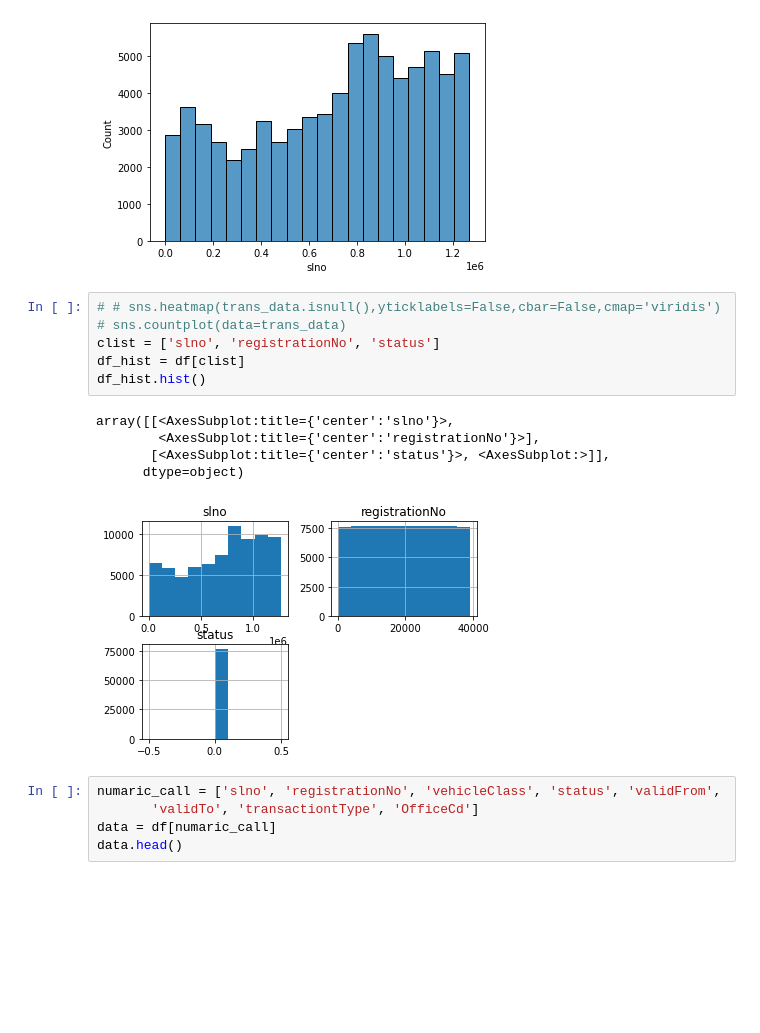
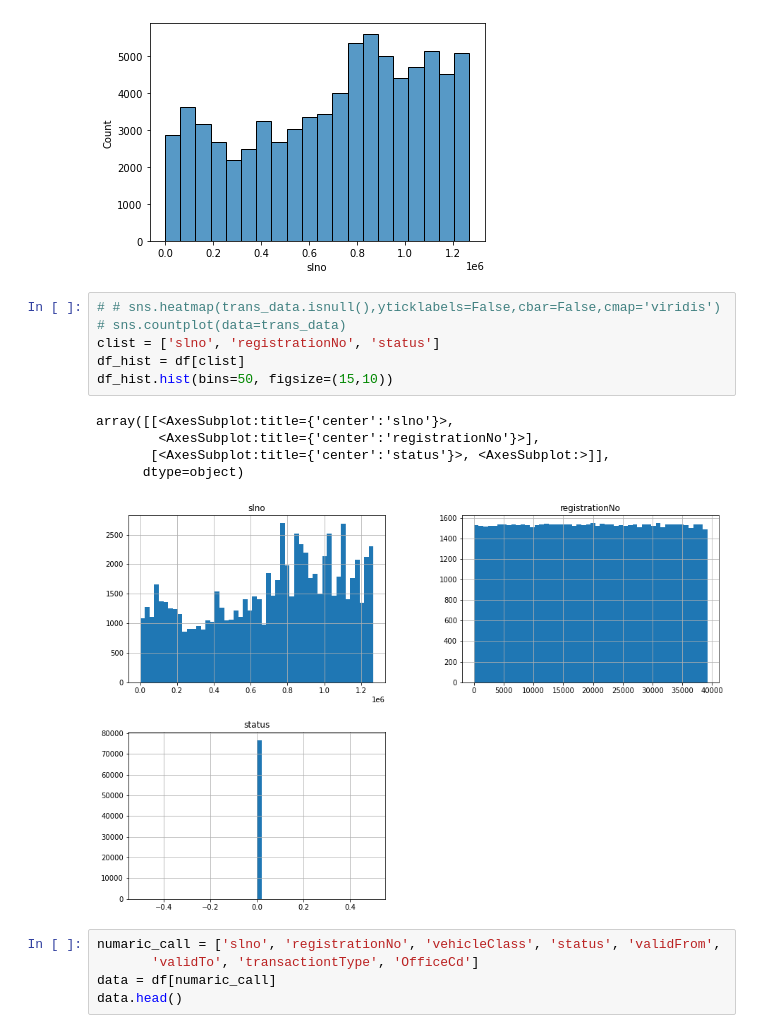
Before and after one commit to digitalhemanth/Data-Science, a Jupyter notebook: Scikit Learn/Sample_ds_with_spark.ipynb, the cells around one changed output. Drawn from its saved outputs; the diff is of its cells as text; blank space fills up the shorter version.

```diff
--- a/Scikit Learn/Sample_ds_with_spark.ipynb
+++ b/Scikit Learn/Sample_ds_with_spark.ipynb
@@ -169,15 +175,15 @@ plt.show()
 # %%
 # # sns.heatmap(trans_data.isnull(),yticklabels=False,cbar=False,cmap='viridis')
 # sns.countplot(data=trans_data)
 clist = ['slno', 'registrationNo', 'status']
 df_hist = df[clist]
-df_hist.hist()
+df_hist.hist(bins=50, figsize=(15,10))
 # %% [output]
 array([[<AxesSubplot:title={'center':'slno'}>,
         <AxesSubplot:title={'center':'registrationNo'}>],
        [<AxesSubplot:title={'center':'status'}>, <AxesSubplot:>]],
       dtype=object)
-[figure, old version]
+[figure, new version]
 # %%
 numaric_call = ['slno', 'registrationNo', 'vehicleClass', 'status', 'validFrom',
        'validTo', 'transactiontType', 'OfficeCd']
```
Also changed, not shown: parts of 7 cells of this notebook.
